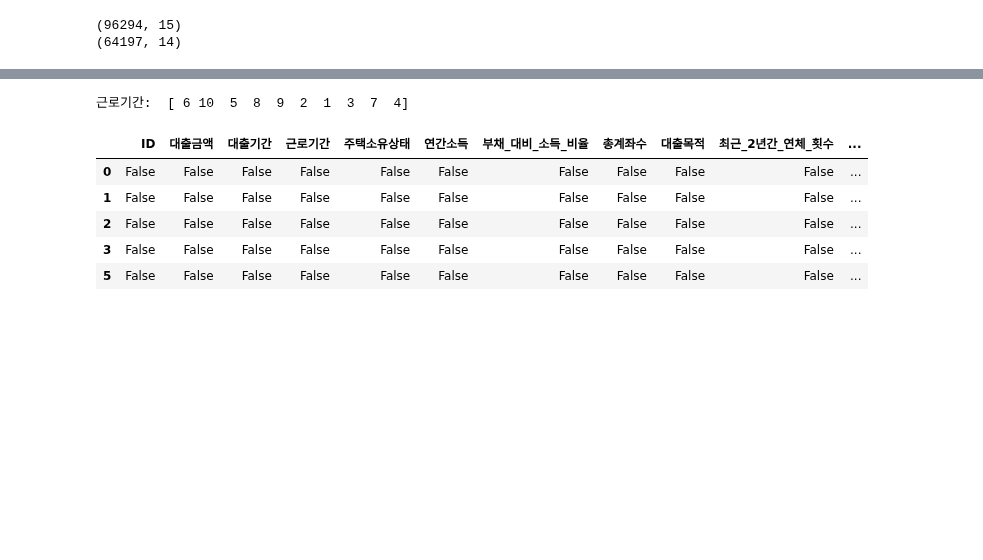
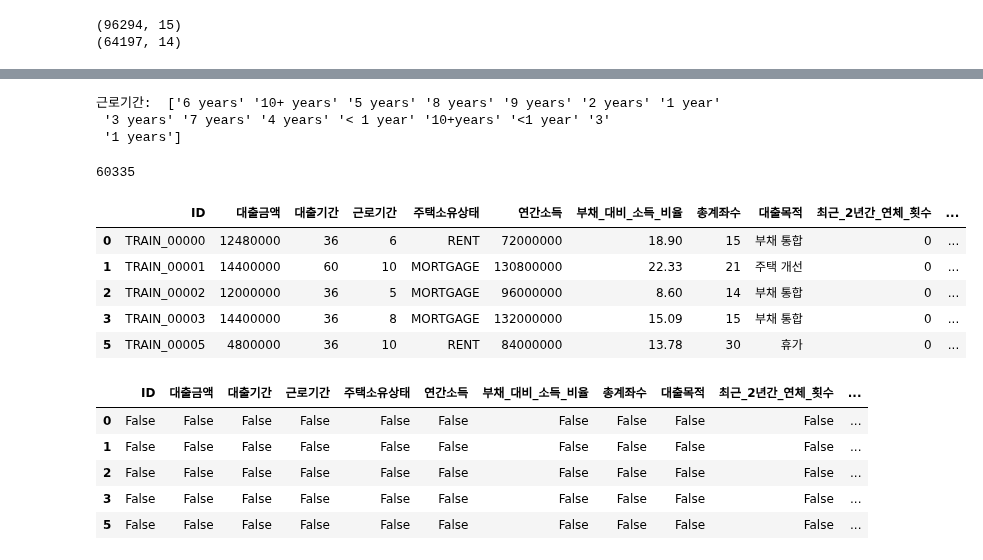
Before and after one commit to MinuSpurs/ML_study, a Jupyter notebook: Data_science_project_2024/test.ipynb, the cells around one changed output, grey strips where cells are left out. Saved outputs shown, nothing was run; the diff lists cells and outputs as text; code cells hidden in the pictures; blank space fills up the shorter version.

```diff
--- a/Data_science_project_2024/test.ipynb
+++ b/Data_science_project_2024/test.ipynb
@@ -45,9 +47,12 @@ print('대출목적: ', df_train['대출목적'].unique())
  '재생 에너지']
 # %%
 df_train = df_train[df_train['근로기간']!='Unknown']
+df_test = df_test[df_test['근로기간']!='Unknown']
 print('근로기간: ', df_train['근로기간'].unique())
 # %% [output]
-근로기간:  [ 6 10  5  8  9  2  1  3  7  4]
+근로기간:  ['6 years' '10+ years' '5 years' '8 years' '9 years' '2 years' '1 year'
+ '3 years' '7 years' '4 years' '< 1 year' '10+years' '<1 year' '3'
+ '1 years']
 # %%
 df_train["근로기간"] = df_train["근로기간"].replace("6 years", 6)
 df_train["근로기간"] = df_train["근로기간"].replace("10+ years", 10)
@@ -86,3 +94,16 @@ df_test["근로기간"] = df_test["근로기간"].replace("3", 3)
+# %%
+print(len(df_test))
+# %% [output]
+60335
+# %%
+df_train.head()
+# %% [output]
+|  | ID | 대출금액 | 대출기간 | 근로기간 | 주택소유상태 | 연간소득 | 부채_대비_소득_비율 | 총계좌수 | 대출목적 | 최근_2년간_연체_횟수 | ... |
+| 0 | TRAIN_00000 | 12480000 | 36 | 6 | RENT | 72000000 | 18.90 | 15 | 부채 통합 | 0 | ... |
+| 1 | TRAIN_00001 | 14400000 | 60 | 10 | MORTGAGE | 130800000 | 22.33 | 21 | 주택 개선 | 0 | ... |
+| 2 | TRAIN_00002 | 12000000 | 36 | 5 | MORTGAGE | 96000000 | 8.60 | 14 | 부채 통합 | 0 | ... |
+| 3 | TRAIN_00003 | 14400000 | 36 | 8 | MORTGAGE | 132000000 | 15.09 | 15 | 부채 통합 | 0 | ... |
+| 5 | TRAIN_00005 | 4800000 | 36 | 10 | RENT | 84000000 | 13.78 | 30 | 휴가 | 0 | ... |
 # %%
 df_null = df_train.isnull() # True/False 값으로 결측치 확인
 df_null.head()
```
Also changed, not shown: parts of 15 cells of this notebook.
